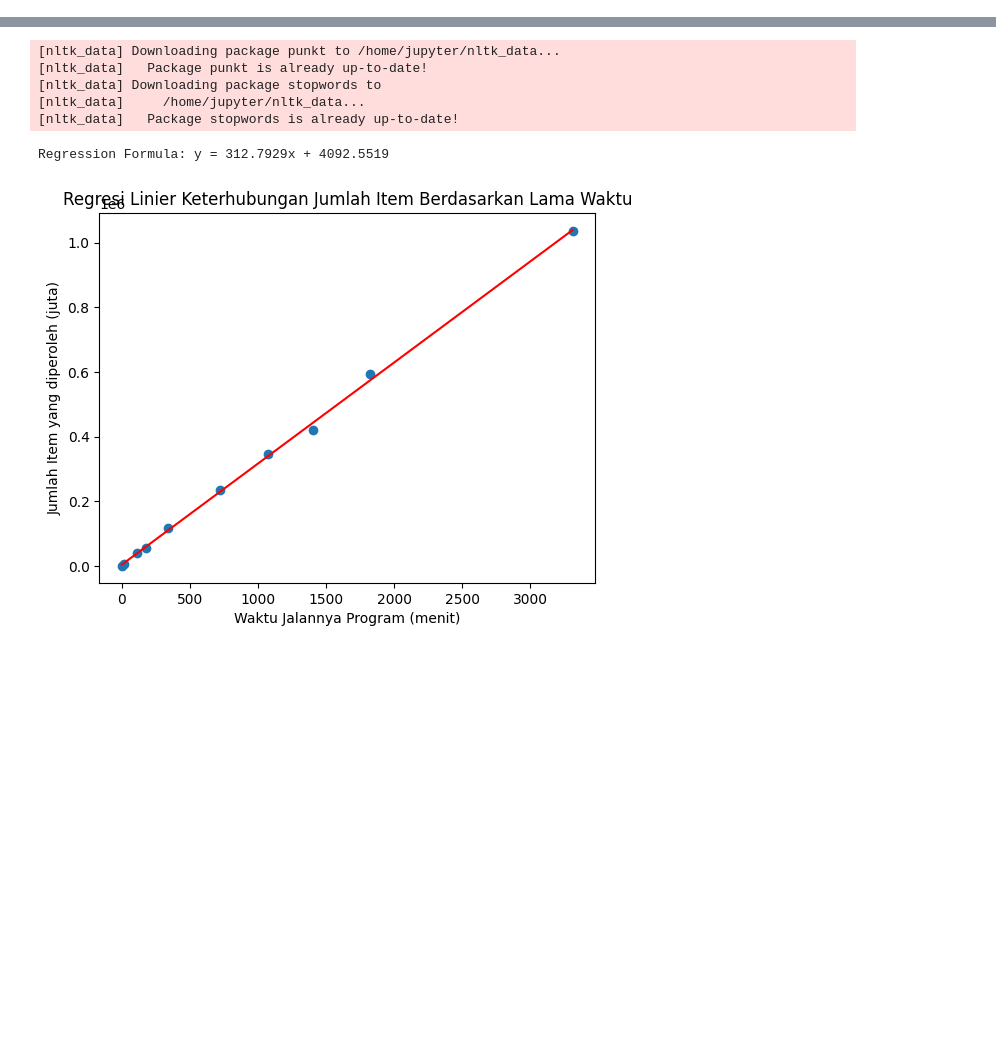
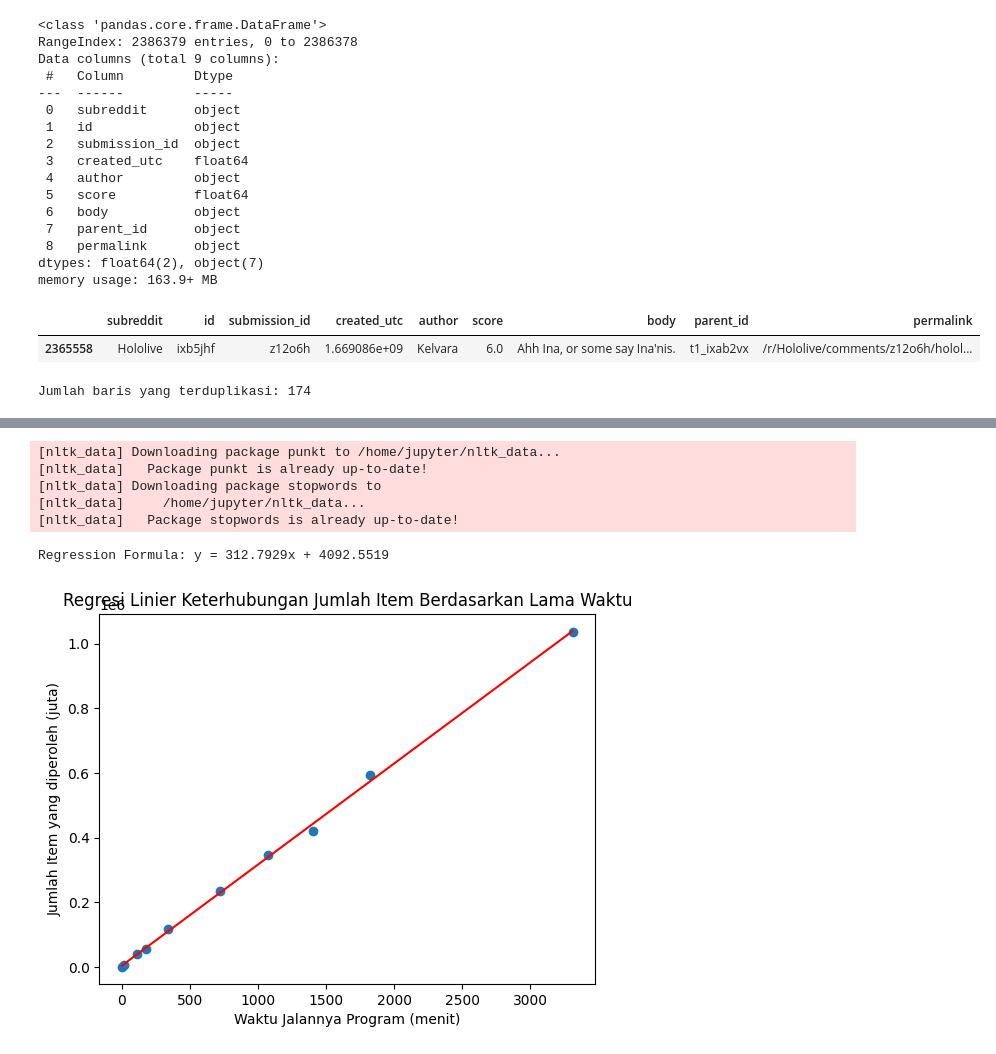
Before and after one commit to thefathan/RedditCrawler, a Jupyter notebook: src/dataprocess.ipynb, the cells around one changed output, grey strips where cells are left out. Cells and saved outputs as stored; diff of their text form; code cells hidden in the pictures; blank space fills up the shorter version.

```diff
--- a/src/dataprocess.ipynb
+++ b/src/dataprocess.ipynb
@@ -15,2 +17,30 @@ from nltk.corpus import stopwords
 df = pd.read_csv("../rawdata/hololivecomments.csv")
 del df['subreddit.1']
+# %%
+# Cek tipe data tabel dan kolom-kolomnya serta salah satu sampel
+df.info()
+df.sample(1)
+# %% [output]
+<class 'pandas.core.frame.DataFrame'>
+RangeIndex: 2386379 entries, 0 to 2386378
+Data columns (total 9 columns):
+ #   Column         Dtype
+---  ------         -----
+ 0   subreddit      object
+ 1   id             object
+ 2   submission_id  object
+ 3   created_utc    float64
+ 4   author         object
+ 5   score          float64
+ 6   body           object
+ 7   parent_id      object
+ 8   permalink      object
+dtypes: float64(2), object(7)
+memory usage: 163.9+ MB
+|  | subreddit | id | submission_id | created_utc | author | score | body | parent_id | permalink |
+| 2365558 | Hololive | ixb5jhf | z12o6h | 1.669086e+09 | Kelvara | 6.0 | Ahh Ina, or some say Ina'nis. | t1_ixab2vx | /r/Hololive/comments/z12o6h/holol... |
+# %%
+# Cek baris yang terduplikasi
+print("\nJumlah baris yang terduplikasi:", df.duplicated().sum())
+# %% [output]
+Jumlah baris yang terduplikasi: 174
```
Also changed, not shown: parts of 14 cells of this notebook, 1 other file.
